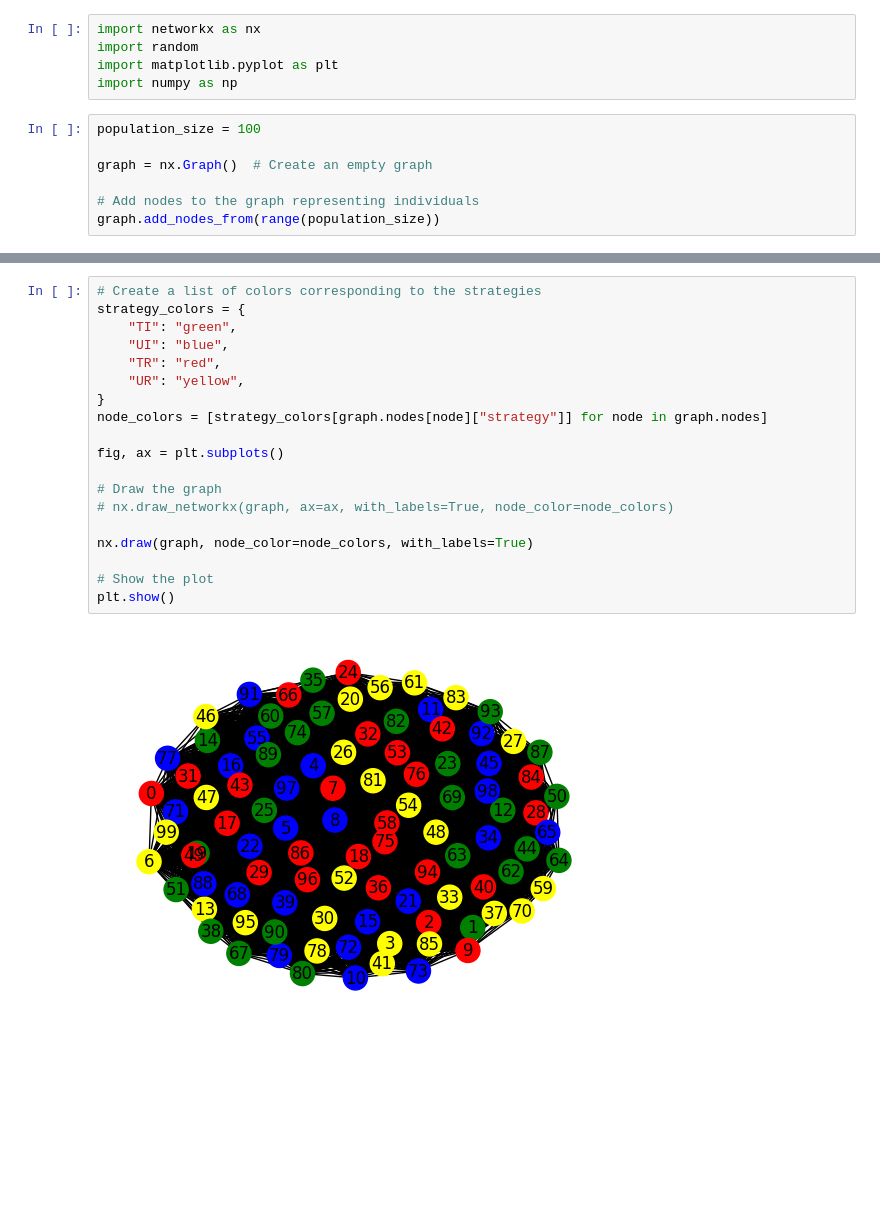
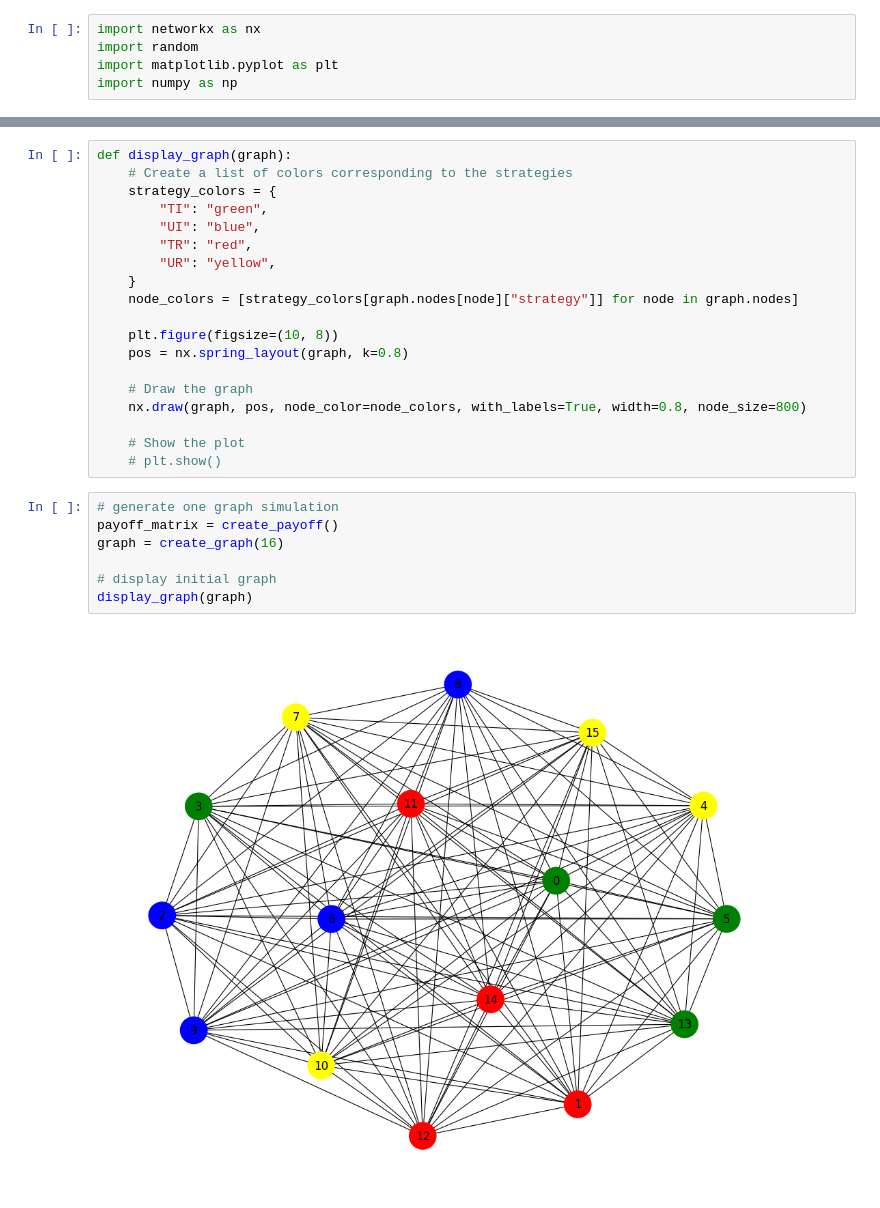
Before and after one commit to annieetang/game-of-hearts, a Jupyter notebook: single_simulation.ipynb, the cells around one changed output, grey strips where cells are left out. Saved outputs shown, nothing was run; the diff lists cells and outputs as text; blank space fills up the shorter version.

```diff
--- a/single_simulation.ipynb
+++ b/single_simulation.ipynb
@@ -7,10 +7,3 @@ import networkx as nx
 import random
 import matplotlib.pyplot as plt
 import numpy as np
-# %%
-population_size = 100
-
-graph = nx.Graph()  # Create an empty graph
-
-# Add nodes to the graph representing individuals
-graph.add_nodes_from(range(population_size))
@@ -56,22 +44,29 @@ print(payoff_matrix)
 # %%
-# Create a list of colors corresponding to the strategies
-strategy_colors = {
-    "TI": "green",
-    "UI": "blue",
-    "TR": "red",
-    "UR": "yellow",
-}
-node_colors = [strategy_colors[graph.nodes[node]["strategy"]] for node in graph.nodes]
+def display_graph(graph):
+    # Create a list of colors corresponding to the strategies
+    strategy_colors = {
+        "TI": "green",
+        "UI": "blue",
+        "TR": "red",
+        "UR": "yellow",
+    }
+    node_colors = [strategy_colors[graph.nodes[node]["strategy"]] for node in graph.nodes]
 
-fig, ax = plt.subplots()
+    plt.figure(figsize=(10, 8))
+    pos = nx.spring_layout(graph, k=0.8)
 
-# Draw the graph
-# nx.draw_networkx(graph, ax=ax, with_labels=True, node_color=node_colors)
+    # Draw the graph
+    nx.draw(graph, pos, node_color=node_colors, with_labels=True, width=0.8, node_size=800)
 
-nx.draw(graph, node_color=node_colors, with_labels=True)
-
-# Show the plot
-plt.show()
+    # Show the plot
+    # plt.show()
-# %% [output]
-[figure, removed]
+# %%
+# generate one graph simulation
+payoff_matrix = create_payoff()
+graph = create_graph(16)
+
+# display initial graph
+display_graph(graph)
+# %% [output]
+[figure, added]
 # %%
```
Also changed, not shown: parts of 10 cells of this notebook, 1 other file.
